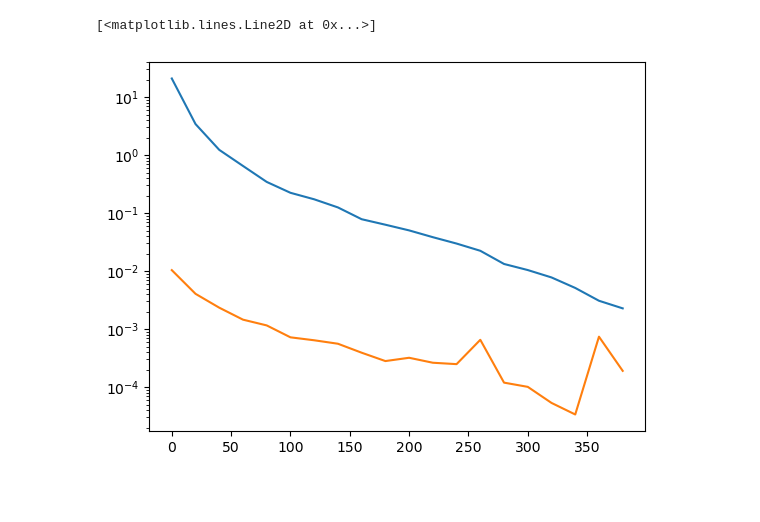
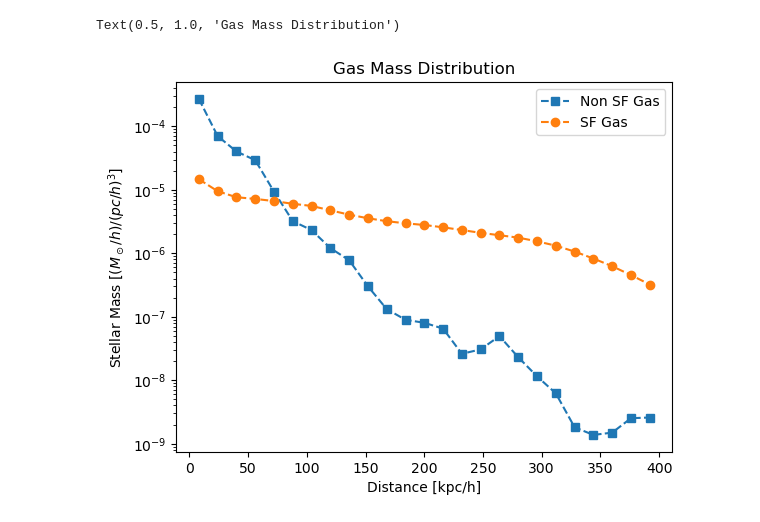
Before and after one commit to XingyaoCai/HI-Clumps, a Jupyter notebook: Galaxy_329508_Profile.ipynb, the cells around one changed output. Saved outputs shown, nothing was run; the diff lists cells and outputs as text; code cells hidden in the pictures; blank space fills up the shorter version.

```diff
--- a/Galaxy_329508_Profile.ipynb
+++ b/Galaxy_329508_Profile.ipynb
@@ -38,11 +70,41 @@ PartType4_Dict['Distance']=np.linalg.norm(PartType4_Dict['Coordinates']-Subhalo_
+# %%
+PartType0_Fields = ['Coordinates', 'Masses',
+                    'ElectronAbundance', 'InternalEnergy']
+PartType0_Dict = il.snapshot.loadSubhalo(
+    basePath, Current_Snapshot, Subhalo_Index, 0, PartType0_Fields)
+# %%
+x_e = PartType0_Dict['ElectronAbundance'].astype(np.float64)
+internal_energy = PartType0_Dict['InternalEnergy'].astype(np.float64)
+gas_cell_masses = PartType0_Dict['Masses'].astype(np.float64)
+
+m_p = 1.673E-24
+X_H = 0.76
+unit_switching = 1E10
+mean_molecular_weight = 4*m_p/(1+3*X_H+4*X_H*x_e)
+k_B = 1.38E-16
+gas_cell_temperature_in_Kelvin = 2/3*internal_energy / \
+    k_B*unit_switching*mean_molecular_weight
+PartType0_Dict['Temperature'] = gas_cell_temperature_in_Kelvin
+PartType0_Dict['Distance'] = np.linalg.norm(
+    PartType0_Dict['Coordinates']-Subhalo_Dict['SubhaloPos'], axis=1)
 # %%
-bins=20
-condition1=PartType4_Dict['GFM_StellarFormationTime']>0.3
-hist1,binrange1=np.histogram(PartType4_Dict['Distance'][np.where(condition1)[0]],range=([0,400]),bins=bins,weights=PartType4_Dict['Masses'][np.where(condition1)[0]])
-plt.semilogy(binrange1[:bins],hist1)
-condition2=PartType4_Dict['GFM_StellarFormationTime']<0.1
-hist2,binrange2=np.histogram(PartType4_Dict['Distance'][np.where(condition2)[0]],range=([0,400]),bins=bins,weights=PartType4_Dict['Masses'][np.where(condition2)[0]])
-plt.semilogy(binrange2[:bins],hist2)
+bins = 25
+range = [0, 400]
+condition1 = PartType0_Dict['Temperature'] < 15000
+hist1, binrange1 = np.histogram(PartType0_Dict['Distance'][np.where(condition1)[0]], range=(
+    range), bins=bins, weights=PartType0_Dict['Masses'][np.where(condition1)[0]])
+plt.semilogy((binrange1[:-1] + binrange1[1:]) / 2, hist1 / (4/30 * np.pi * (np.power(
+    binrange1[1:], 3) - np.power(binrange1[:-1], 3))), '--s', label='Non SF Gas')
+condition2 = PartType0_Dict['Temperature'] > 100000
+hist2, binrange2 = np.histogram(PartType0_Dict['Distance'][np.where(condition2)[0]], range=(
+    range), bins=bins, weights=PartType0_Dict['Masses'][np.where(condition2)[0]])
+plt.semilogy((binrange2[:-1] + binrange2[1:]) / 2, hist2 / (4/30 * np.pi * (np.power(
+    binrange2[1:], 3) - np.power(binrange2[:-1], 3))), '--o', label='SF Gas')
+
+plt.legend()
+plt.xlabel('Distance [kpc/h]')
+plt.ylabel('Stellar Mass [$ (M_\odot/h)/(pc/h)^3$]')
+plt.title('Gas Mass Distribution')
 # %% [output]
-[<matplotlib.lines.Line2D at 0x...>]
+Text(0.5, 1.0, 'Gas Mass Distribution')
-[figure, old version]
+[figure, new version]
```
Also changed, not shown: parts of 6 cells of this notebook, 1 other file.
